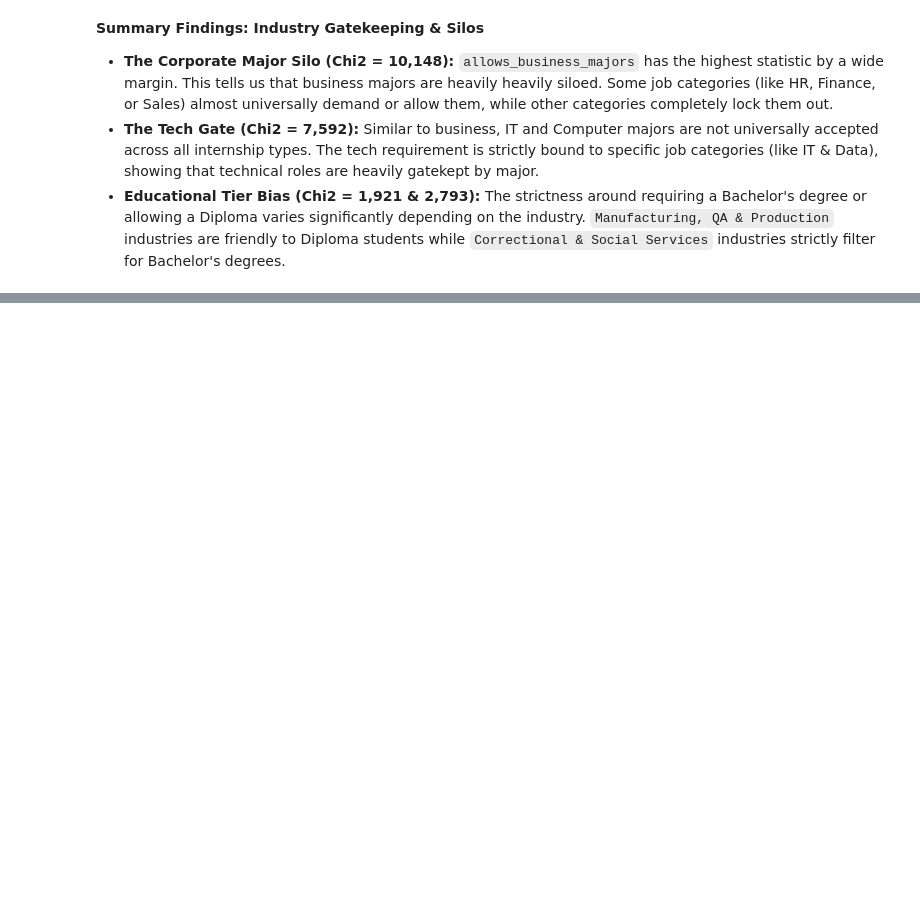
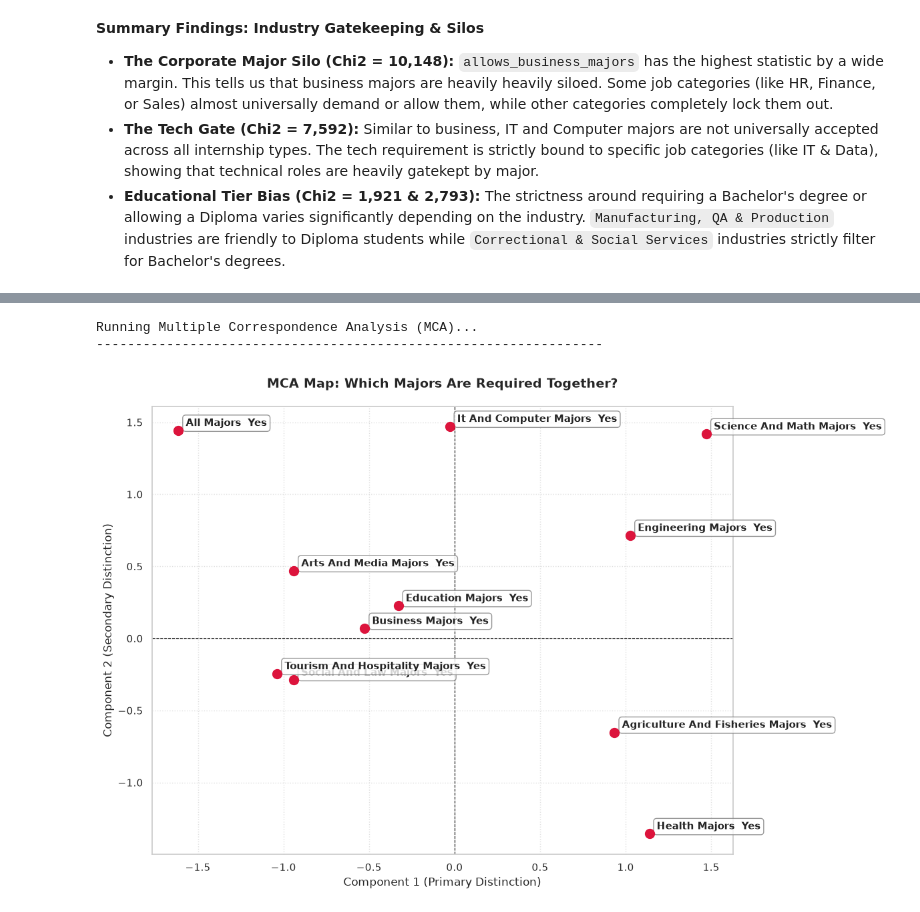
Before and after one commit to tejakusumahyusuf832/maganghub-analysis, a Jupyter notebook: notebooks/3.0-yt-exploratory-data-analysis.ipynb, the cells around one changed output, grey strips where cells are left out. Saved outputs shown, nothing was run; the diff lists cells and outputs as text; code cells hidden in the pictures; blank space fills up the shorter version.

Commit message:
Finish the multivariate analysis

```diff
--- a/notebooks/3.0-yt-exploratory-data-analysis.ipynb
+++ b/notebooks/3.0-yt-exploratory-data-analysis.ipynb
@@ -499,0 +877,47 @@ Chi-Square Test of Independence (Feature vs. Job Category)
+# %%
+# 2. Initialize and fit the MCA model
+print("Running Multiple Correspondence Analysis (MCA)...\n" + "-"*65)
+mca = prince.MCA(n_components=2, random_state=42)
+mca = mca.fit(df_mca)
+
+# 3. Extract the 2D coordinates for the categories
+coords = mca.column_coordinates(df_mca)
+
+# We only care about mapping where the "Yes" requirements sit relative to each other
+# Prince formats the index as "columnName_Yes"
+yes_coords = coords[coords.index.str.endswith("_Yes")].copy()
+
+# Clean up the names for a prettier chart
+yes_coords.index = yes_coords.index.str.replace("allows_", "").str.replace("_majors_Yes", "").str.replace("_", " ").str.title()
+# %% [output]
+Running Multiple Correspondence Analysis (MCA)...
+-----------------------------------------------------------------
+# %%
+# 4. Visualize the Co-occurrence Map
+plt.figure(figsize=(12, 8))
+# Plot the dots
+plt.scatter(yes_coords.iloc[:, 0], yes_coords.iloc[:, 1], color="crimson", s=100, zorder=5)
+
+# Add text labels to the dots
+for i, txt in enumerate(yes_coords.index):
+    plt.annotate(
+        txt,
+        (yes_coords.iloc[i, 0], yes_coords.iloc[i, 1]),
+        xytext=(8, 5), textcoords="offset points",
+        fontsize=11,
+        fontweight="bold",
+        bbox=dict(boxstyle="round,pad=0.3", fc="white", ec="gray", alpha=0.8)
+    )
+
+# Draw origin axes
+plt.axhline(0, color="black", linewidth=0.8, linestyle="--")
+plt.axvline(0, color="black", linewidth=0.8, linestyle="--")
+
+plt.title("MCA Map: Which Majors Are Required Together?", pad=20, fontweight="bold", fontsize=14)
+plt.xlabel("Component 1 (Primary Distinction)")
+plt.ylabel("Component 2 (Secondary Distinction)")
+plt.grid(True, linestyle=":", alpha=0.6)
+plt.tight_layout()
+plt.show()
+# %% [output]
+[figure, added]
```
Also changed, not shown: parts of 28 cells of this notebook, 2 other files.
